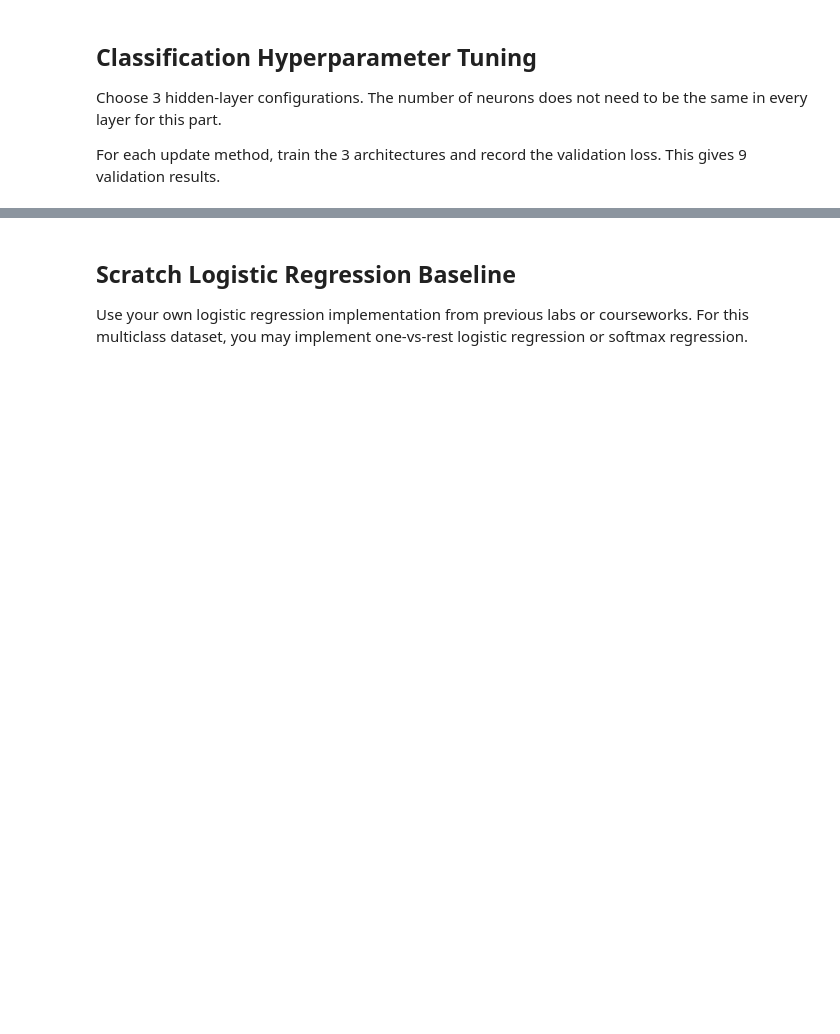
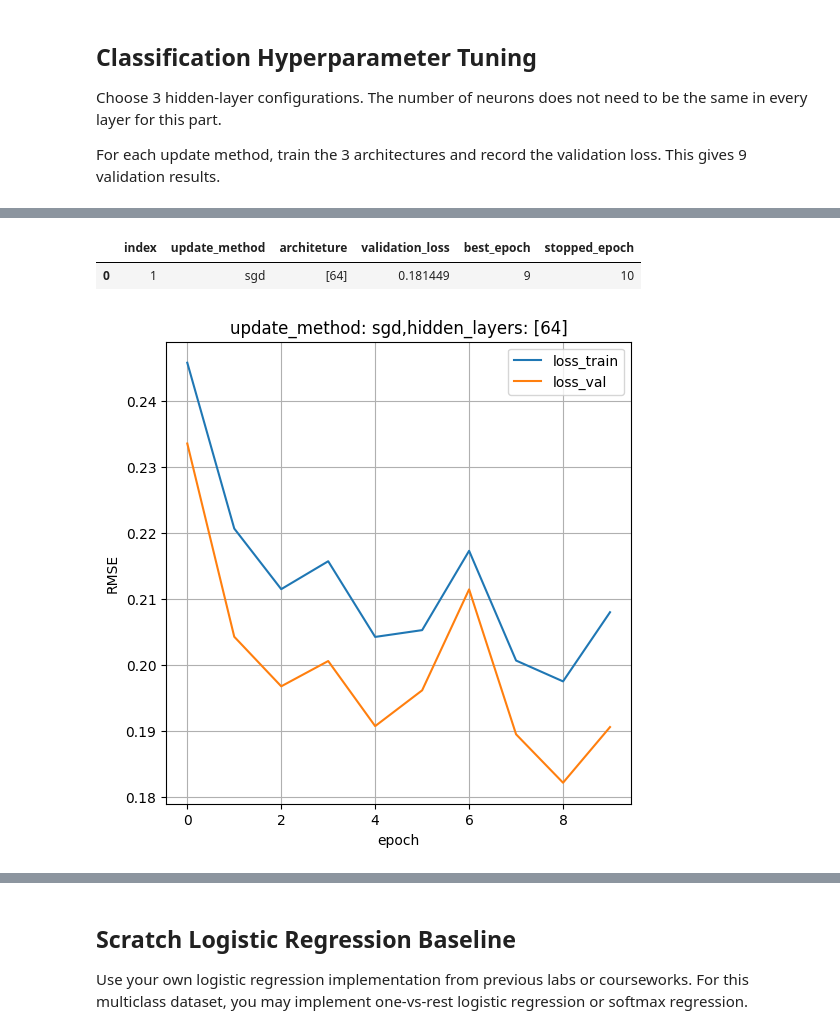
Before and after one commit to davi-dressler/fgv_tacd, a Jupyter notebook: fgv-class-2026-tarefa-3/Tarefa_3_template.ipynb, the cells around one changed output, grey strips where cells are left out. Saved outputs shown, nothing was run; the diff lists cells and outputs as text; code cells hidden in the pictures; blank space fills up the shorter version.

```diff
--- a/fgv-class-2026-tarefa-3/Tarefa_3_template.ipynb
+++ b/fgv-class-2026-tarefa-3/Tarefa_3_template.ipynb
@@ -867,0 +906,3 @@ display(dry_beans.describe(include="all"))
+# %%
+X = dry_beans.values[:,:-1]
+y = dry_beans.values[:,-1]
@@ -867,0 +913,3 @@ display(dry_beans.describe(include="all"))
+# %%
+y = one_hot(y, 7)
+class_labels = return_classes(y, inicial_class_number= 1, map= class_map)
@@ -891,3 +943,9 @@ raise NotImplementedError
+# %%
+X_train, X_aux, y_train, y_aux = train_test_split(X, y, train_size= 0.7)
+X_val, X_test, y_val, y_test = train_test_split(X_aux, y_aux, train_size= 0.5)
+labels_train, labels_val, labels_test = return_classes(y_train, 1, class_map), return_classes(y_val, 1, class_map), return_classes(y_test, 1, class_map)
+
+X_train, X_val, X_test = standardize_from_train(X_train, X_val, X_test)
 # %% [markdown]
 ## NumPy Multiclass Neural Network
 
@@ -974,3 +1300,32 @@ raise NotImplementedError
+# %%
+display(classification_results.head(1))
+
+MLP = MultilayerPerceptronClassification(hidden_activation= sigmoid_activation,
+                                                output_activation= softmax,
+                                                input_size= 16,
+                                                hidden_sizes= classification_results["architeture"][0],
+                                                output_size= 7)
+
+loss_train, loss_val = MLP.fit(X_train, y_train, X_val, y_val, update_method= classification_results["update_method"][0] , lr= classification_learning_rate, epochs= classification_epochs, patience= classification_patience)
+# %% [output]
+|  | index | update_method | architeture | validation_loss | best_epoch | stopped_epoch |
+| 0 | 1 | sgd | [64] | 0.181449 | 9 | 10 |
+# %%
+fig = plt.figure(figsize= (6,6))
+plt.plot(loss_train, label= "loss_train")
+plt.plot(loss_val, label= "loss_val")
+
+plt.grid()
+plt.legend()
+
+plt.title(f"update_method: {classification_results['update_method'][0]},"
+            f"hidden_layers: {classification_results['architeture'][0]}")
+
+plt.xlabel("epoch")
+plt.ylabel("RMSE")
+plt.show()
+# %% [output]
+[figure, added]
 # %%
 # TODO: Produce one validation-loss heatmap per update method.
 # Use architecture labels on the columns.
```
Also changed, not shown: parts of 23 cells of this notebook, 2 other files.
